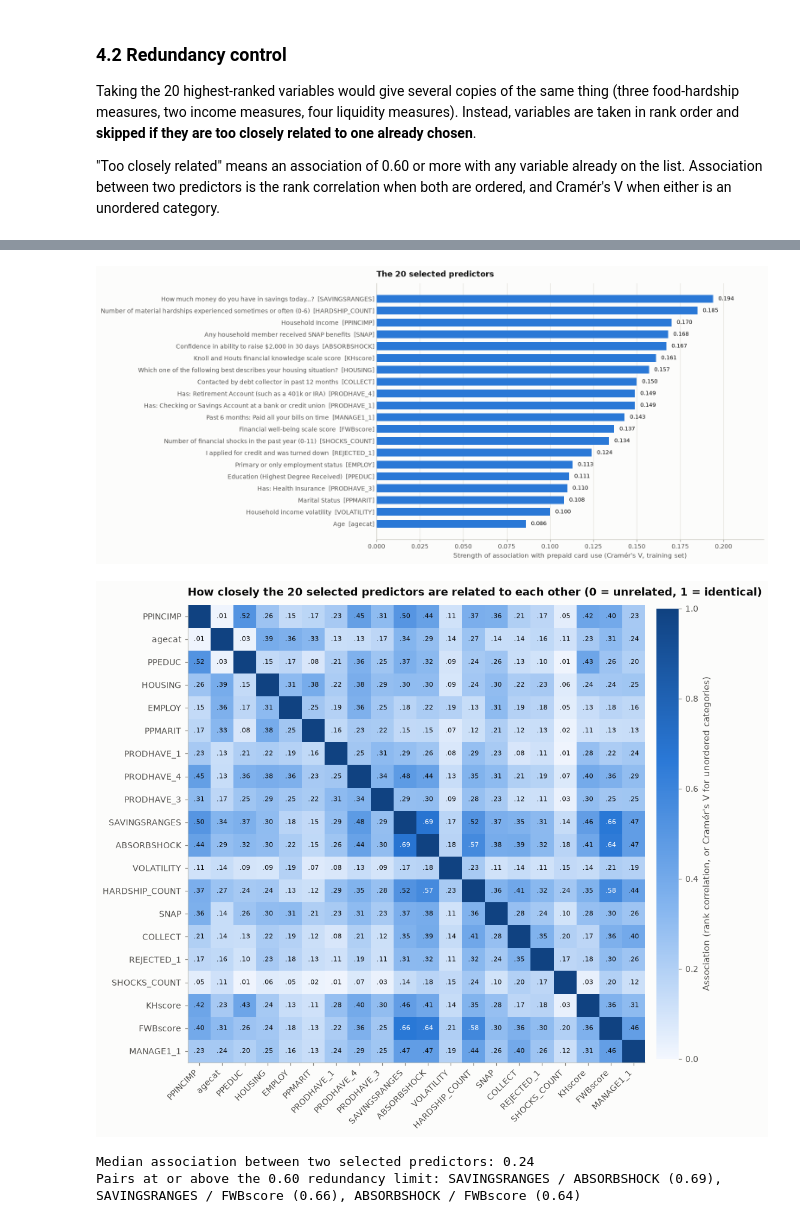
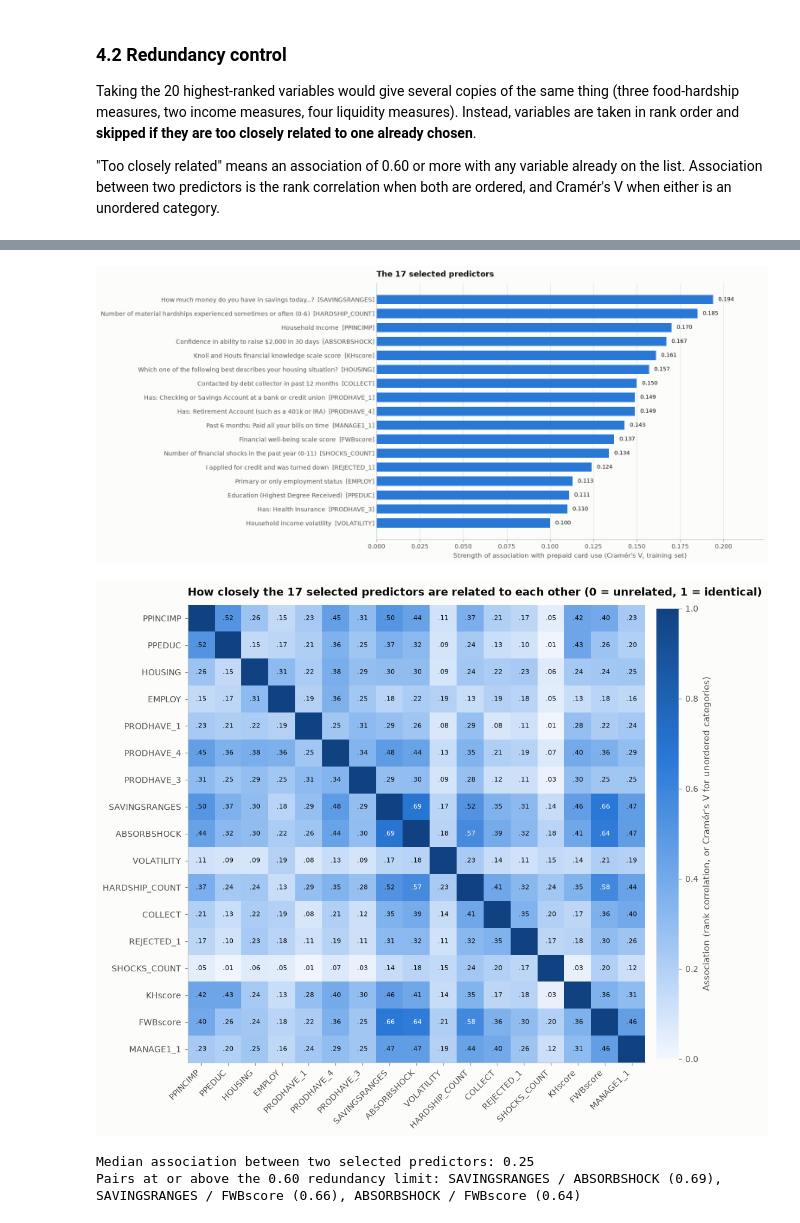
Before and after one commit to arnavgannamani/prepaid-card-project, a Jupyter notebook: 02_features_and_prep.ipynb, the cells around one changed output, grey strips where cells are left out. Drawn from its saved outputs; the diff is of its cells as text; code cells hidden in the pictures.

```diff
--- a/02_features_and_prep.ipynb
+++ b/02_features_and_prep.ipynb
@@ -109,7 +111,12 @@ INCLUDE_RACE_ETHNICITY = False       # decision 2 above
 PROFILE_COLUMNS = ["PPETHM", "sample", "PRODUSE_1", "PRODUSE_2", "PRODUSE_4", "PRODUSE_5"]   # carried along, never used as predictors
 
 candidates = roles.index[roles["role"] == "Candidate predictor"].tolist()
-eligible = [c for c in candidates if INCLUDE_RACE_ETHNICITY or c != "PPETHM"]
+# Prohibited bases under the Equal Credit Opportunity Act (ECOA): sex, marital status, age and receipt of public assistance (SNAP).
+# Not eligible as predictors for a targeting model. Age, marital status and SNAP are kept in train/test as describe-only columns.
+ECOA_EXCLUDED = ["PPGENDER", "PPMARIT", "agecat", "SNAP"]
+DESCRIBE_ONLY = ["agecat", "PPMARIT", "SNAP"]
+
+eligible = [c for c in candidates if (INCLUDE_RACE_ETHNICITY or c != "PPETHM") and c not in ECOA_EXCLUDED]
 NOMINAL = set(roles.index[roles["measurement_type"].str.startswith("Nominal")])
 
 print(f"Candidate predictors from Part 1: {len(candidates)}")
@@ -303,11 +310,9 @@ The final list keeps the statistical core and swaps the weakest or most duplicat
 FINAL = {
     # Demographics a marketer can reach and a regulator can describe
     "PPINCIMP":       "Strongest demographic gradient (Part 1, 4.1). Chosen over poverty status (fpl): same signal, finer scale.",
-    "agecat":         "Added for coverage. Weaker alone, but age changes the picture at low incomes (Part 1, 4.8) and is basic to targeting.",
     "PPEDUC":         "Added for coverage. Respondent's own education; chosen over household education (HHEDUC) as it describes the person.",
     "HOUSING":        "On the shortlist. Renters and non-owners use prepaid cards far more than homeowners.",
     "EMPLOY":         "Added for coverage. Highest use among the disabled, unemployed and part-time workers.",
-    "PPMARIT":        "Added for coverage. Married respondents use prepaid cards about half as often as others.",
     # Banking relationship
     "PRODHAVE_1":     "On the shortlist. Bank-account status is the most independent strong signal (Part 1, 4.7).",
     "PRODHAVE_4":     "On the shortlist. Retirement account: marks attachment to mainstream long-term finance.",
@@ -318,7 +323,6 @@ FINAL = {
     "VOLATILITY":     "Added. Month-to-month income volatility: irregular income is a stated use case for prepaid cards.",
     # Strain and shocks
     "HARDSHIP_COUNT": "On the shortlist. One count in place of six separate hardship items.",
-    "SNAP":           "On the shortlist. Receipt of public benefits, which are often paid onto prepaid cards.",
     "COLLECT":        "On the shortlist. Contact from a debt collector: marker of credit distress.",
     "REJECTED_1":     "On the shortlist. Turned down for credit: blocked access to mainstream credit.",
     "SHOCKS_COUNT":   "On the shortlist. Number of financial shocks in the past year.",
@@ -328,7 +332,7 @@ FINAL = {
     "MANAGE1_1":      "On the shortlist. Pays bills on time: the strongest money-management behaviour.",
 }
 selected = list(FINAL)
-assert len(selected) == 20 and set(selected) <= set(eligible)
+assert len(selected) == 17 and set(selected) <= set(eligible)   # the brief allows up to 20
 
 dropped_from_shortlist = [c for c in shortlist if c not in selected]
 added_to_shortlist = [c for c in selected if c not in shortlist]
@@ -414,40 +419,40 @@ for i, col in enumerate(order):
 ax.set_yticks(np.arange(len(order)), [f"{features.loc[c, 'label'][:66]}  [{c}]" for c in order])
 ax.set_xlim(0, features["cramers_v_train"].max() * 1.15)
 ax.set_xlabel("Strength of association with prepaid card use (Cramér's V, training set)")
-ax.set_title("The 20 selected predictors")
+ax.set_title(f"The {len(selected)} selected predictors")
 ax.grid(axis="y", visible=False)
 ax.tick_params(axis="y", length=0)
 fig.savefig(FIG_DIR / "12_selected_predictors.png")
 plt.show()
 # %% [output]
-[figure, old version]
+[figure, new version]
 # %%
 assoc_matrix = pd.DataFrame([[1.0 if a == b else pair_association(a, b) for b in selected] for a in selected],
                             index=selected, columns=selected)
 fig, ax = plt.subplots(figsize=(11, 9))
 im = ax.imshow(assoc_matrix, cmap=SEQ_CMAP, vmin=0, vmax=1)
-ax.set_xticks(range(20), selected, rotation=45, ha="right")
-ax.set_yticks(range(20), selected)
-for i in range(20):
-    for j in range(20):
+ax.set_xticks(range(len(selected)), selected, rotation=45, ha="right")
+ax.set_yticks(range(len(selected)), selected)
+for i in range(len(selected)):
+    for j in range(len(selected)):
         if i != j:
             val = assoc_matrix.iloc[i, j]
             ax.text(j, i, f"{val:.2f}"[1:], ha="center", va="center", fontsize=7.5, color="white" if val > 0.55 else INK)
 ax.grid(visible=False)
-ax.set_title("How closely the 20 selected predictors are related to each other (0 = unrelated, 1 = identical)")
+ax.set_title(f"How closely the {len(selected)} selected predictors are related to each other (0 = unrelated, 1 = identical)")
 cbar = fig.colorbar(im, ax=ax, fraction=0.04, pad=0.02)
 cbar.set_label("Association (rank correlation, or Cramér's V for unordered categories)")
 cbar.outline.set_visible(False)
 fig.savefig(FIG_DIR / "13_selected_predictor_overlap.png")
 plt.show()
 
-off_diag = assoc_matrix.where(~np.eye(20, dtype=bool))
+off_diag = assoc_matrix.where(~np.eye(len(selected), dtype=bool))
 print(f"Median association between two selected predictors: {np.nanmedian(off_diag.to_numpy()):.2f}")
 print(f"Pairs at or above the {REDUNDANCY_LIMIT:.2f} redundancy limit: "
       f"{', '.join(f'{a} / {b} ({assoc_matrix.loc[a, b]:.2f})' for i, a in enumerate(selected) for b in selected[i + 1:] if assoc_matrix.loc[a, b] >= REDUNDANCY_LIMIT)}")
 # %% [output]
-[figure, old version]
+[figure, new version]
-Median association between two selected predictors: 0.24
+Median association between two selected predictors: 0.25
 Pairs at or above the 0.60 redundancy limit: SAVINGSRANGES / ABSORBSHOCK (0.69), SAVINGSRANGES / FWBscore (0.66), ABSORBSHOCK / FWBscore (0.64)
 # %% [markdown]
 **Takeaways**
```
Also changed, not shown: parts of 22 cells of this notebook, 21 other files.
